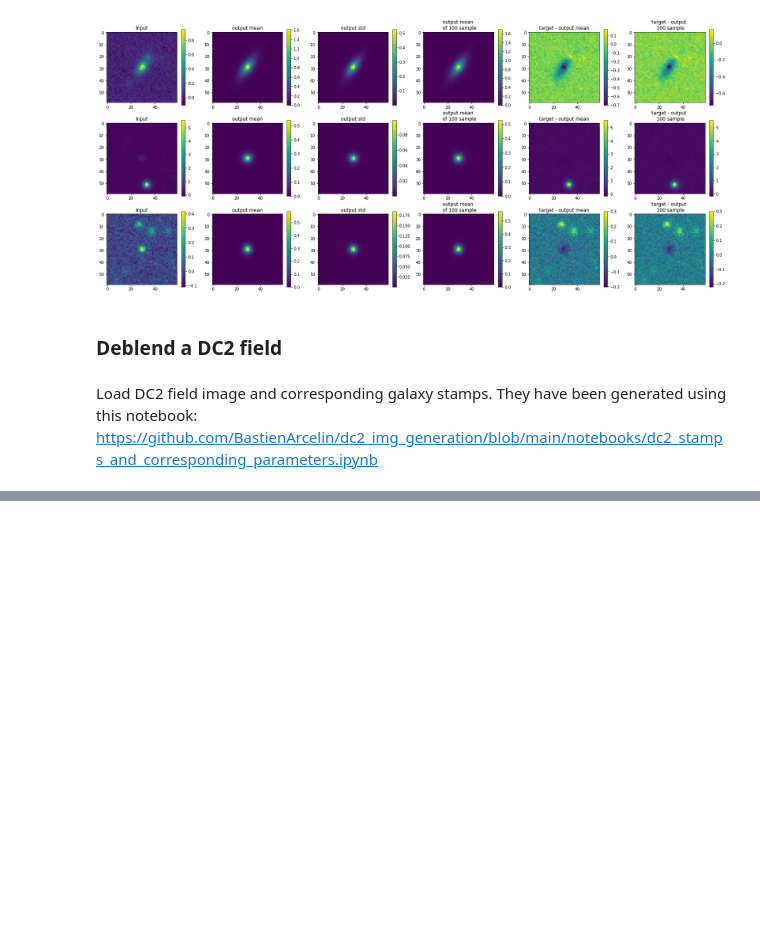
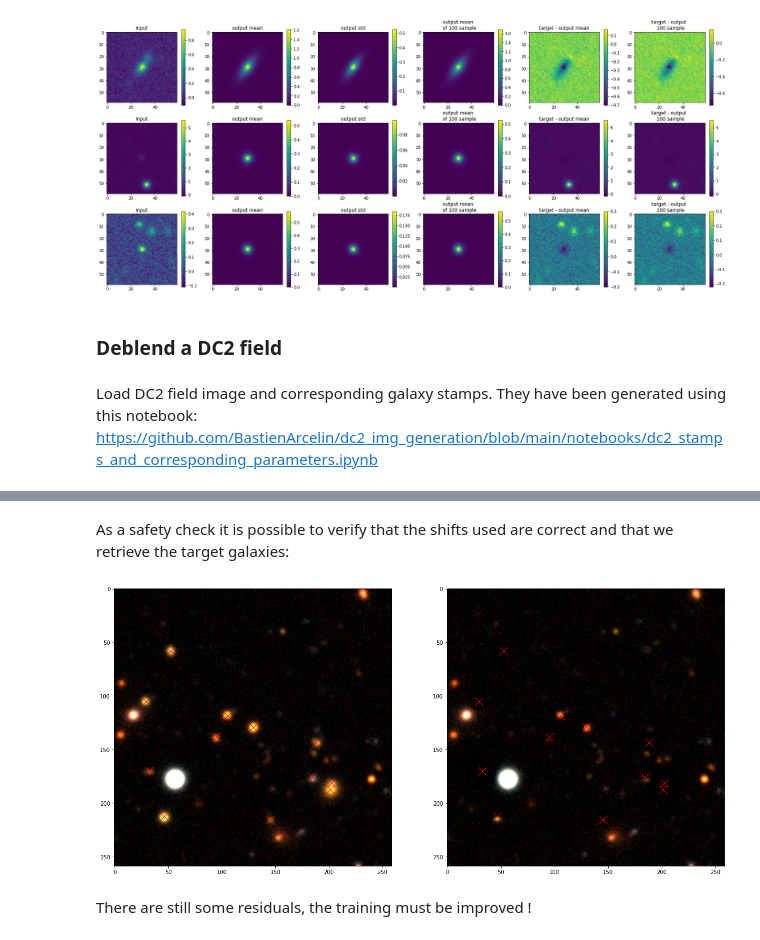
Before and after one commit to astrodeepnet/debvader, a Jupyter notebook: notebooks/deblending_dc2_images.ipynb, the cells around one changed output, grey strips where cells are left out. Saved outputs shown, nothing was run; the diff lists cells and outputs as text; code cells hidden in the pictures; blank space fills up the shorter version.

```diff
--- a/notebooks/deblending_dc2_images.ipynb
+++ b/notebooks/deblending_dc2_images.ipynb
@@ -198,0 +187,15 @@ for i in range(len(output_images_mean)):
+# %% [markdown]
+As a safety check it is possible to verify that the shifts used are correct and that we retrieve the target galaxies:
+# %%
+bands = [3,2,1]
+
+fig, axes = plt.subplots(1,2, figsize = (20,10))
+axes[0].imshow(np.clip(field_img[0][:,:,bands], a_min=0.0, a_max=1.))
+for i in range(len(output_images_mean)):
+    axes[0].plot(129+int((galaxy_distances_to_center[i][1])),129+int((galaxy_distances_to_center[i][0])), 'x', color = 'red', markersize = 15)
+    axes[1].imshow(np.clip(deblended_field_img[0][:,:,bands], a_min=0.0, a_max=1.))
+    axes[1].plot(129+int((galaxy_distances_to_center[i][1])),129+int((galaxy_distances_to_center[i][0])), 'x', color = 'red', markersize = 15)
+# %% [output]
+[figure, added]
+# %% [markdown]
+There are still some residuals, the training must be improved !
```
Also changed, not shown: parts of 27 cells of this notebook, 32 other files.
